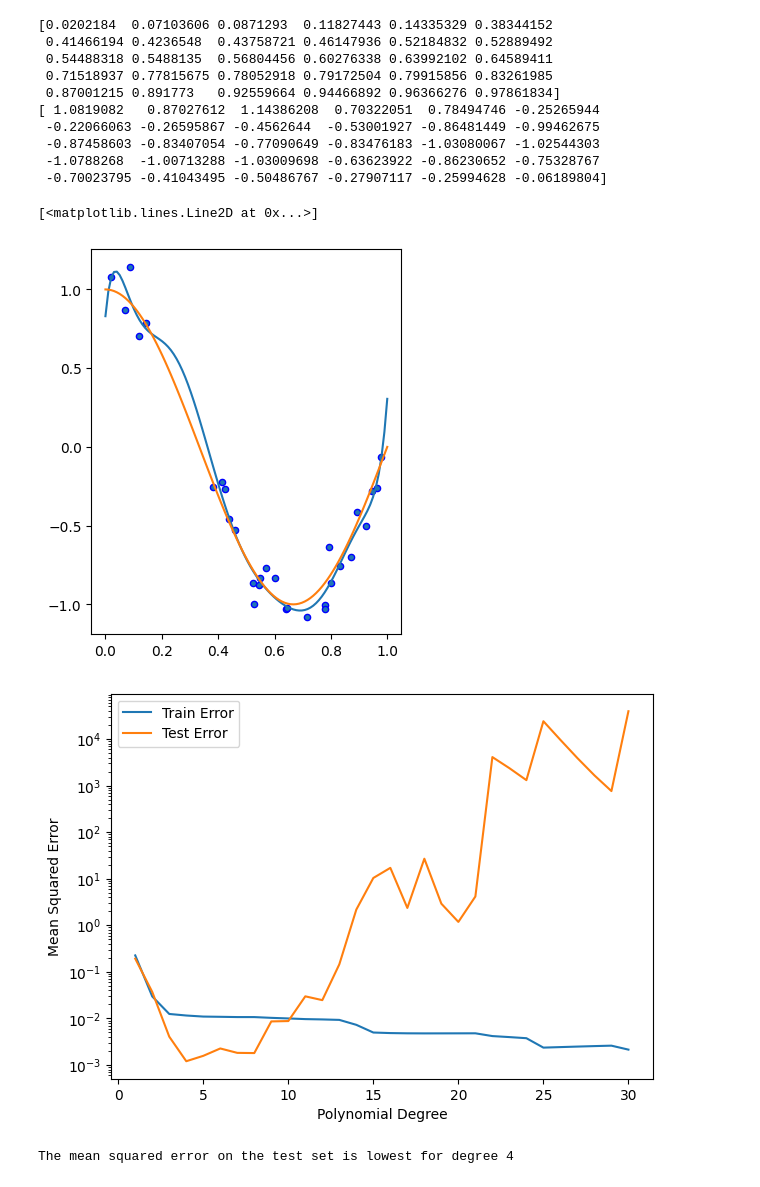
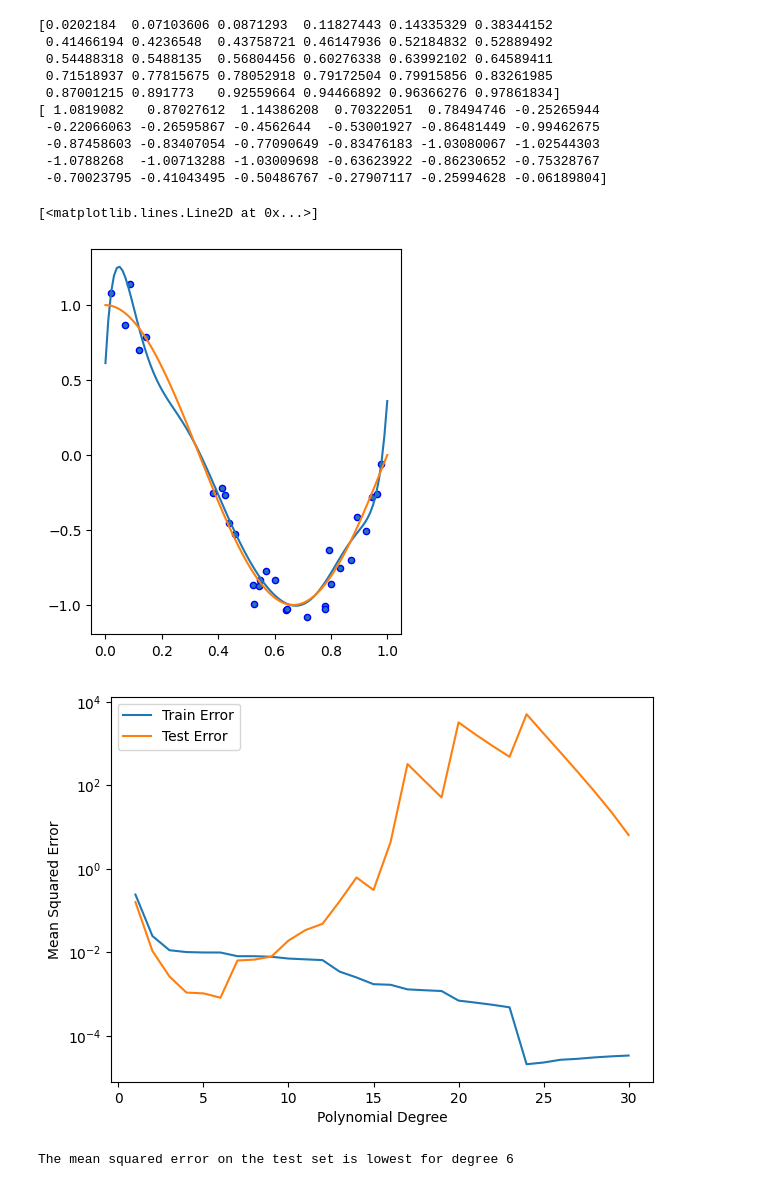
Before and after one commit to SAutum/ai-ds, a Jupyter notebook: math4ai/hongli/Ex15c-polynomial_regression.ipynb, the cells around one changed output. Drawn from its saved outputs; the diff is of its cells as text; code cells hidden in the pictures.

```diff
--- a/math4ai/hongli/Ex15c-polynomial_regression.ipynb
+++ b/math4ai/hongli/Ex15c-polynomial_regression.ipynb
@@ -58,16 +58,15 @@ xtrain, xtest, ytrain, ytest = train_test_split(X, y, test_size=0.25)
 my_poly = [] # <--- your list of polynomials here!
 
 # constant column
-data = X.reshape(-1,1)**0
+data = xtrain.reshape(-1,1)**0
 
 for i in range(30):
-    data = np.concatenate((X.reshape(-1,1)**(i+1),data), axis = 1)
-    my_poly.append(np.poly1d(np.linalg.pinv(data)@y))
+    data = np.concatenate((xtrain.reshape(-1,1)**(i+1),data), axis = 1)
+    my_poly.append(np.poly1d(np.linalg.pinv(data)@ytrain))
 # %%
 #Here you can watch your approximation (blue), the true function (orange)
 #and the test points (blue circles)
 import matplotlib.pyplot as plt
-X_test = np.linspace(0, 1, 100)  # <-- set of points to plot, we go in 100 steps from 0 to 1
 plt.figure(figsize=(4, 5))
 plt.scatter(X, y, edgecolor='b', s=20, label="Samples")
 plt.plot(X_test, my_poly[8](X_test), label="Model") # <--- plotting the 9th polynomial in our list
@@ -75,39 +74,39 @@ plt.plot(X_test, true_fun(X_test), label="True function")
 # this is just for having something to look at, and for you seeing how to plot.
 # %% [output]
 [<matplotlib.lines.Line2D at 0x...>]
-[figure, old version]
+[figure, new version]
 # %%
 #-----back to your task: -----------
 # Calculate and print for each of the polynomials on your list the mean squared error on the training set
 # and on the test set, i.e.
 #the sum over all j of (p_i(xtrain[j])-ytrain[j])^2.
 # You can do this either by hand or using sklearn.metrics.mean_squared_error,
 #or if you used np.polyfit above, you can activate the option 'full' and obtain part of the the data right away (I think)
 
 m_train = []# <--- list of mean squared errors on the training set here (should be a list of numbers, going through all the polynomials)
 #Also calculate and print the mean squared error of each of the polynomials on your test set xtest, ytest.
 m_test = []# <--- mean squared error on the test set here (should be a list of numbers, going through all the polynomials)
 
 for i in range(len(my_poly)):
-    m_train.append(np.mean((my_poly[i](X)-y)**2))
-    m_test.append(np.mean((my_poly[i](X_test)-true_fun(X_test))**2))
+    m_train.append(np.mean((my_poly[i](xtrain)-ytrain)**2))
+    m_test.append(np.mean((my_poly[i](xtest)-true_fun(xtest))**2))
 
 fig, ax = plt.subplots(figsize=(7, 5))
 plt.plot(range(1, 31), m_train, label ='Train Error')
 plt.plot(range(1, 31),m_test, label = 'Test Error')
 plt.xlabel('Polynomial Degree')
 plt.ylabel('Mean Squared Error')
 plt.legend()
 ax.set_yscale('log')
 plt.show()
 
 
 # the mean squared error of the training set should always go down with rising degree.
 # the mean squared error of the test set should go down first, but then might go up again - that's
 # when you start overfitting!
 
 #-----final task: write a function that takes the above data and prints------------
 print('The mean squared error on the test set is lowest for degree {}'.format(m_test.index(min(m_test))+1))
 # %% [output]
-[figure, old version]
+[figure, new version]
-The mean squared error on the test set is lowest for degree 4
+The mean squared error on the test set is lowest for degree 6
```
